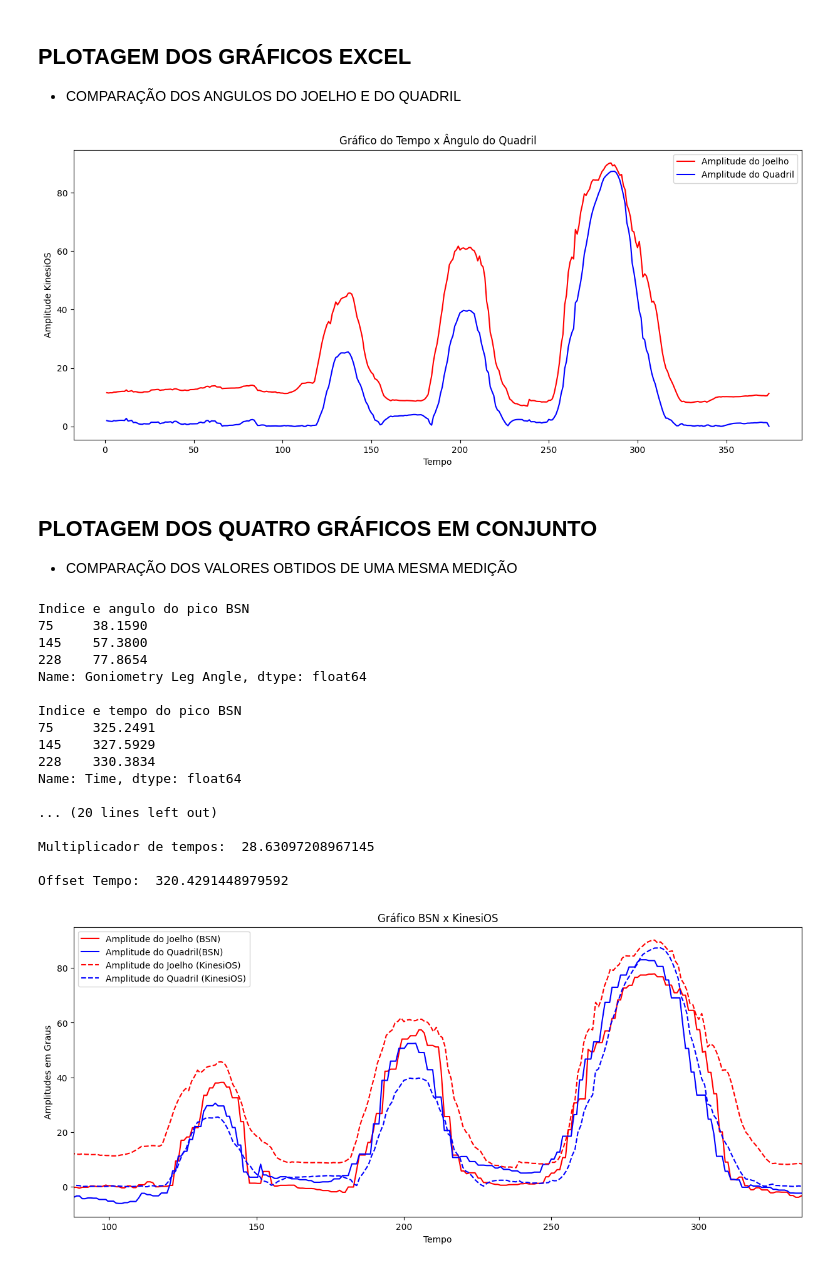
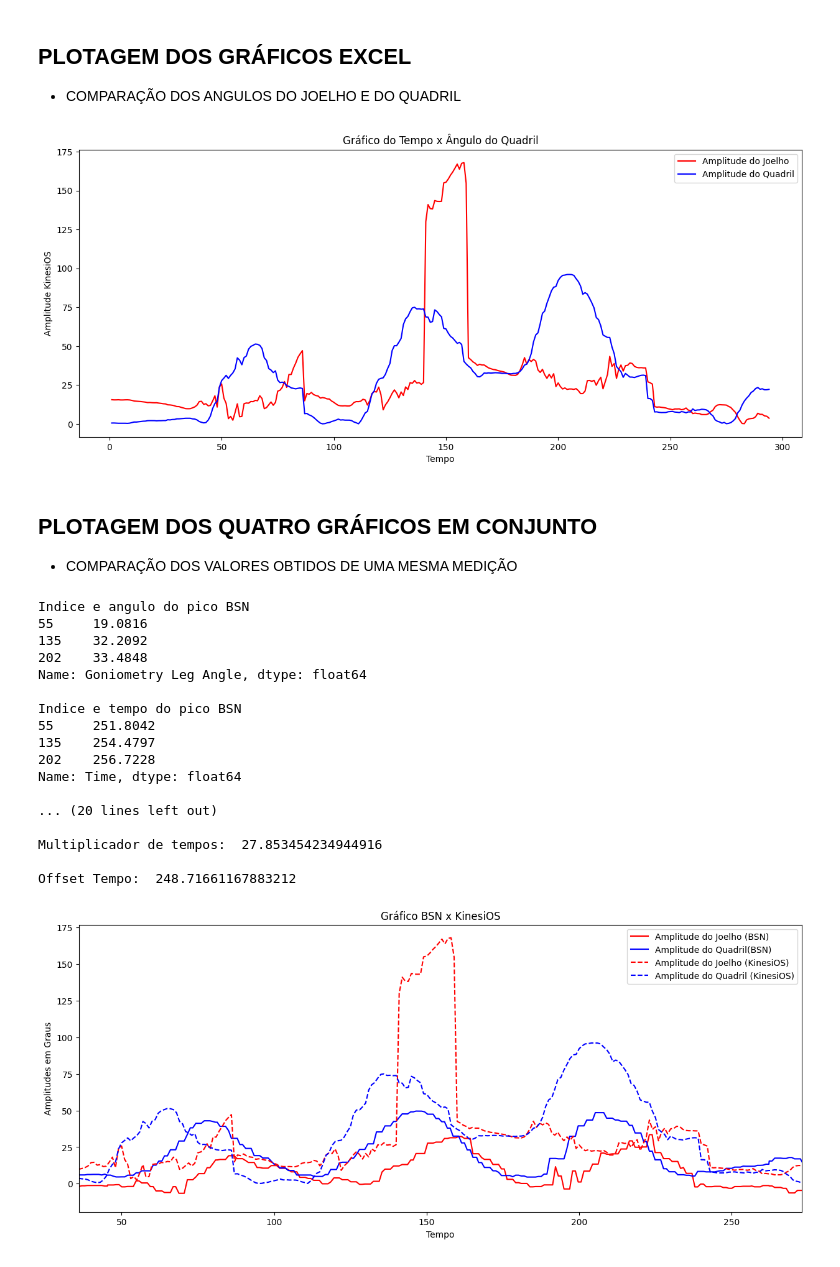
Before and after one commit to andrecostamarques/IC-23-24, a Jupyter notebook: teste-analise.ipynb, the cells around one changed output. Cells and saved outputs as stored; diff of their text form; code cells hidden in the pictures.

Commit message:
atualização do banco de dados - resultados corretos

```diff
--- a/teste-analise.ipynb
+++ b/teste-analise.ipynb
@@ -6,8 +6,8 @@ import numpy as np
 import matplotlib.pyplot as plt
 from scipy.signal import find_peaks
 
-membroexcel = 'banco-de-dados/perna-esquerda/08-05/Y E1 Q1 Excel.xlsx' #JOELHO 1, QUADRIL 0
-membrocsv = 'banco-de-dados/perna-esquerda/08-05/Y JE1 Q1.csv' #JOELHO 1, QUADRIL 0
+membroexcel = 'banco-de-dados/perna-esquerda/08-05/Y E0 Q1 Excel.xlsx' #JOELHO 1, QUADRIL 0
+membrocsv = 'banco-de-dados/perna-esquerda/08-05/Y JE0 Q1.csv' #JOELHO 1, QUADRIL 0
 df_csv = pd.read_csv(membrocsv, header=0, usecols=lambda col: col.strip(), engine='python')
 df_excel = pd.read_excel(membroexcel)
 # %% [markdown]
@@ -46,11 +46,18 @@ plt.title("Gráfico do Tempo x Ângulo do Quadril")
 plt.legend(['Amplitude do Joelho', 'Amplitude do Quadril'])
 plt.show()
 # %% [output]
-[figure, old version]
+[figure, new version]
 # %% [markdown]
 ## PLOTAGEM DOS QUATRO GRÁFICOS EM CONJUNTO
 - COMPARAÇÃO DOS VALORES OBTIDOS DE UMA MESMA MEDIÇÃO
 # %%
+## DEFINIÇÃO DA VARIÁVEL DA CLAQUETE
+
+## PARA CLAQUETE JOELHO = 0 / PARA CLAQUETE QUADRIL = 1
+claquete = 0
+if claquete not in [0, 1]:
+    raise ValueError("A variável 'claquete' deve ser 0 ou 1.")
+
 ## PEGANDO VARIÁVEIS E PICOS
 tempo = df_csv.columns[0]
 ang_joelho = df_csv.columns[-1]
@@ -60,10 +67,17 @@ quadro = df_excel['Quadro']
 amplitude_joelho  = df_excel['Amplitude do Joelho (Esquerdo)']
 amplitude_quadril = df_excel['Amplitude do Quadril (Esquerdo)']
 
-peaks_BSN_1, prop = find_peaks((df_csv[ang_joelho]*-1) + 180, distance = 50, height=(df_csv[ang_joelho][0]*-1) + 190)
-peaks_BSN_2, prop = find_peaks((df_csv[ang_quadril]*-1) + 180, distance = 50, height=(df_csv[ang_quadril][0]*-1) + 190)
-peaks_KIN_1, prop = find_peaks(amplitude_joelho, distance = 50, height = amplitude_joelho[0] + 10)
-peaks_KIN_2, prop = find_peaks(amplitude_quadril, distance = 50, height = amplitude_quadril[0] + 10)
+if(claquete == 0):
+    peaks_BSN_1, prop = find_peaks((df_csv[ang_joelho]*-1) + 180, distance = 50, height=(df_csv[ang_joelho][0]*-1) + 190)
+    peaks_BSN_2, prop = find_peaks((df_csv[ang_quadril]*-1) + 180, distance = 50, height=(df_csv[ang_quadril][0]*-1) + 190)
+    peaks_KIN_1, prop = find_peaks(amplitude_joelho, distance = 50, height = amplitude_joelho[0] + 10)
+    peaks_KIN_2, prop = find_peaks(amplitude_quadril, distance = 50, height = amplitude_quadril[0] + 10)
+elif(claquete == 1):
+    peaks_BSN_2, prop = find_peaks((df_csv[ang_joelho]*-1) + 180, distance = 50, height=(df_csv[ang_joelho][0]*-1) + 190)
+    peaks_BSN_1, prop = find_peaks((df_csv[ang_quadril]*-1) + 180, distance = 50, height=(df_csv[ang_quadril][0]*-1) + 190)
+    peaks_KIN_2, prop = find_peaks(amplitude_joelho, distance = 50, height = amplitude_joelho[0] + 10)
+    peaks_KIN_1, prop = find_peaks(amplitude_quadril, distance = 50, height = amplitude_quadril[0] + 10)
+
 
 ## PRINTANDO OS VALORES DE PICOS
 print("\nIndice e angulo do pico BSN")
@@ -100,39 +114,39 @@ kin_delta_picos = (kin_delta_picos + df_excel['Quadro'][tempo2] - df_excel['Quad
 print("\nDiferença de tempo entre picos KIN: ", kin_delta_picos)
 
 multiplicador_tempo = kin_delta_picos/bsn_delta_picos
 print("\nMultiplicador de tempos: ", multiplicador_tempo)
 
 offset_tempo = df_csv[tempo][0] - df_excel['Quadro'][tempo0]/multiplicador_tempo + bsn_tempoatepico
 print("\nOffset Tempo: ", offset_tempo)
 
 ## PLOTANDO OS GRAFICOS COM OS OFFSETS
 plt.figure(figsize=(15, 6))
 plt.plot((df_csv[tempo]-offset_tempo)*multiplicador_tempo, (df_csv[ang_joelho]*-1) + 180, linestyle='-', color = 'red') # tem que arrumar alguma maneira de fazer esse offset automaticamente
 plt.plot((df_csv[tempo]-offset_tempo)*multiplicador_tempo, (df_csv[ang_quadril]*-1) + 180, linestyle='-', color = 'blue') # pegar o maior pico dos dois e juntar, talvez mas isso ai vai desconsiderar offsets
 plt.plot(quadro, amplitude_joelho, linestyle='--', color = 'red')                                     # ou utilizar codigo que já desqualifica os offsets
 plt.plot(quadro, amplitude_quadril, linestyle='--', color = 'blue')
 plt.xlim(df_excel['Quadro'][tempo0]-50,df_excel['Quadro'][tempo2]+50)
 plt.xlabel("Tempo")
 plt.ylabel("Amplitudes em Graus")
 plt.title("Gráfico BSN x KinesiOS")
 plt.legend(['Amplitude do Joelho (BSN)', 'Amplitude do Quadril(BSN)','Amplitude do Joelho (KinesiOS)','Amplitude do Quadril (KinesiOS)'])
 plt.show()
 # %% [output]
 Indice e angulo do pico BSN
-75     38.1590
-145    57.3800
-228    77.8654
+55     19.0816
+135    32.2092
+202    33.4848
 Name: Goniometry Leg Angle, dtype: float64
 
 Indice e tempo do pico BSN
-75     325.2491
-145    327.5929
-228    330.3834
+55     251.8042
+135    254.4797
+202    256.7228
 Name: Time, dtype: float64
 
 ... (20 lines left out)
 
-Multiplicador de tempos:  28.63097208967145
+Multiplicador de tempos:  27.853454234944916
 
-Offset Tempo:  320.4291448979592
+Offset Tempo:  248.71661167883212
-[figure, old version]
+[figure, new version]
```
Also changed, not shown: parts of 1 cell of this notebook, 17 other files.
